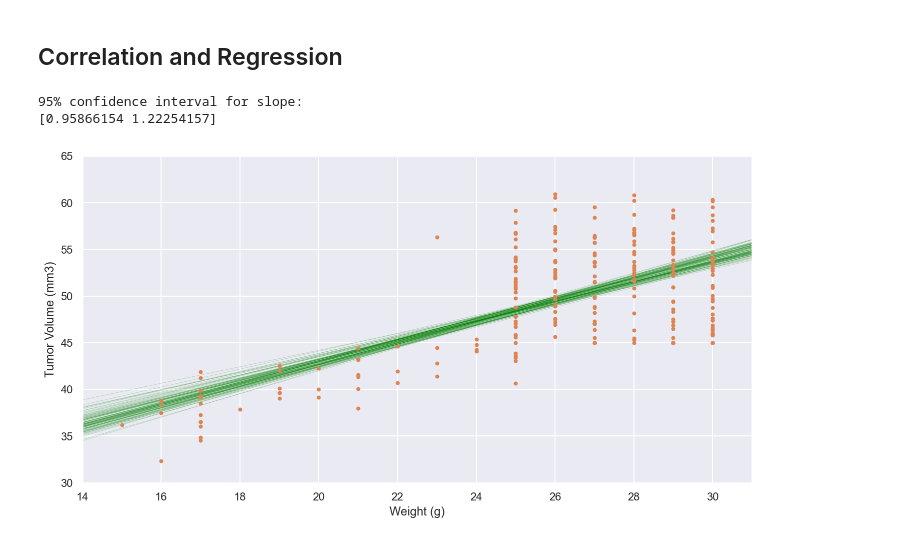
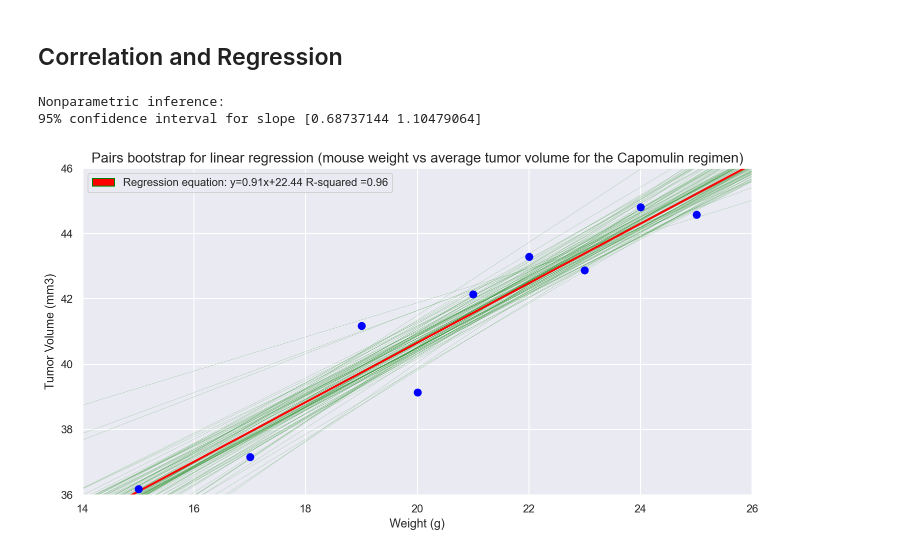
Before and after one commit to OlegRyzhkov2020/matplotlib-challenge, a Jupyter notebook: pymaceuticals_starter.ipynb, the cells around one changed output. Drawn from its saved outputs; the diff is of its cells as text; code cells hidden in the pictures.

Commit message:
regression analysis and ReadMe

```diff
--- a/pymaceuticals_starter.ipynb
+++ b/pymaceuticals_starter.ipynb
@@ -74 +86,4 @@ dtype: int64
+# %%
+# Create a clean DataFrame by dropping the duplicate mouse by its ID.
+mice_data.drop_duplicates(subset=['Mouse ID', 'Timepoint'], keep= 'first', inplace=True)
 # %%
@@ -342,10 +331,11 @@ _=plt.plot(x,y, marker='.', linestyle='dotted')
 # %%
 # Generate a scatter plot of mouse weight versus average tumor volume for the Capomulin regimen
-scatter_data = mice_data.groupby(mice_data.index)[['Weight (g)', 'Tumor Volume (mm3)']].mean()
-x_weight = scatter_data['Weight (g)']
-y_tumor = scatter_data['Tumor Volume (mm3)']
-_=plt.scatter(x_weight, y_tumor, alpha=0.5)
+scatter_data = capomulin_df.groupby(capomulin_df.index).mean()
+scatter_data = scatter_data.groupby('Weight (g)')['Tumor Volume (mm3)'].mean()
+x_weight = scatter_data.index
+y_tumor = scatter_data.values
+_=plt.scatter(x_weight, y_tumor, s=100, alpha=0.5)
 _=plt.xlabel('Mouse weight')
 _=plt.ylabel('Tumor Volume (mm3)')
-_=plt.title('Capomulin regimen: mouse weight vs tumor volume')
+_=plt.title('Capomulin regimen: mouse weight vs tumor volume', size=14)
 # %% [output]
@@ -362,35 +352,51 @@ _=plt.title('All regimens: mouse weight vs tumor volume')
 # %%
 # Generate replicates of slope and intercept using pairs bootstrap
 bs_slope_reps, bs_intercept_reps = draw_bs_pairs_linreg(x_weight, y_tumor, 1000)
 
 # Compute and print 95% CI for slope
-print("95% confidence interval for slope:")
-print(np.percentile(bs_slope_reps, [2.5,97.5]))
+print("\nNonparametric inference:")
+print('95% confidence interval for slope', np.percentile(bs_slope_reps, [2.5,97.5]),'\n')
 
 # Plot the histogram
 _ = plt.hist(bs_slope_reps, bins=50)
 _ = plt.xlabel('slope')
 _ = plt.ylabel('PDF')
 
 # Generate array of x-values for bootstrap lines: x
 x = np.array([0,100])
 
 # Plot the bootstrap lines
 for i in range(100):
     _ = plt.plot(x,
                  bs_slope_reps[i]*x + bs_intercept_reps[i],
                  linewidth=0.5, alpha=0.2, color ='green')
 
+
+# Perform a linear regression using np.polyfit(): a, b
+slope, intercept = np.polyfit(x_weight, y_tumor, 1)
+correlation = st.pearsonr(x_weight, y_tumor)
+
+# Make theoretical line to plot
+x = np.array([0,100])
+y = slope * x + intercept
+
+# Add regression line to your plot
+_ = plt.plot(x, y, linewidth=2, alpha=3, color ='red')
+
 # Plot the data
-_ = plt.plot(x_weight, y_tumor, marker='.', linestyle='none')
+_ = plt.plot(x_weight, y_tumor, marker='.', markersize=14, color='blue', linestyle='none')
 
 # Label axes, set the margins, and show the plot
+label = 'Regression equation: y={:.2f}x+{:.2f} R-squared ={:.2f}'.format(slope, intercept, round(correlation[0],2))
+red_patch = mpatches.Patch(capstyle='butt', color='red', ec = 'green', label= label)
+_ = plt.legend(handles=[red_patch])
 _ = plt.xlabel('Weight (g)')
 _ = plt.ylabel('Tumor Volume (mm3)')
-_ = plt.ylim(30,65)
-_ = plt.xlim(14,31)
+_ = plt.title('Pairs bootstrap for linear regression (mouse weight vs average tumor volume for the Capomulin regimen)', size=14)
+_ = plt.ylim(36,46)
+_ = plt.xlim(14,26)
 plt.margins(0.02)
 # %% [output]
-95% confidence interval for slope:
-[0.95866154 1.22254157]
+Nonparametric inference:
+95% confidence interval for slope [0.68737144 1.10479064]
-[figure, old version]
+[figure, new version]
```
Also changed, not shown: parts of 27 cells of this notebook, 9 other files.
